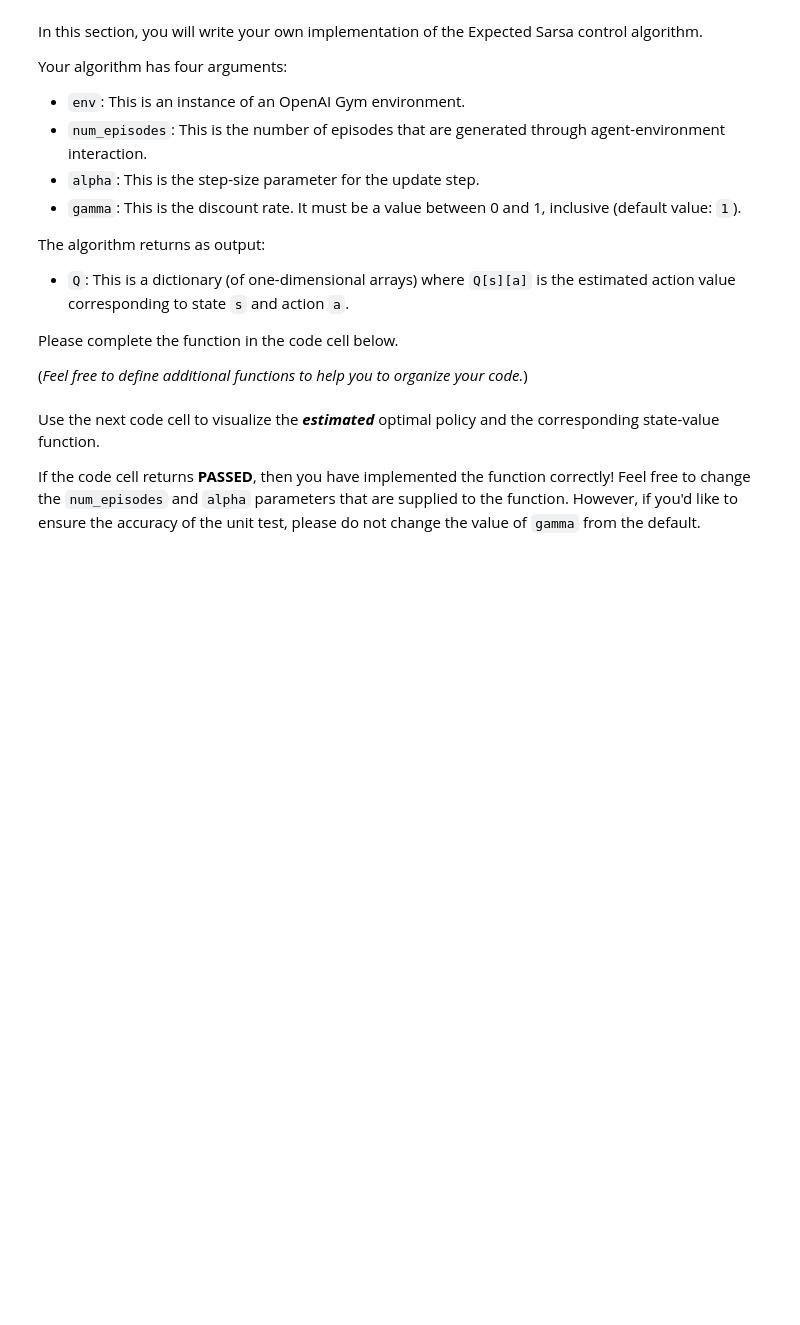
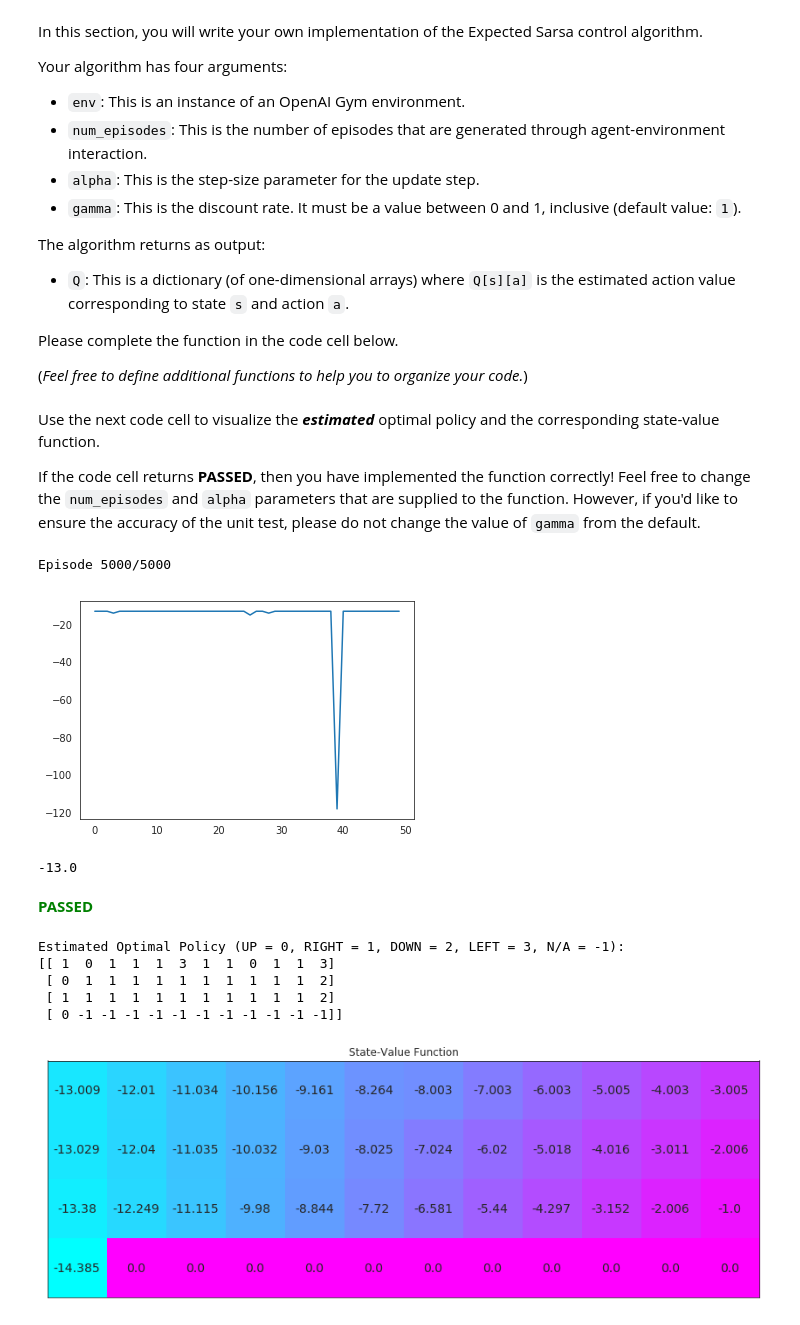
Before and after one commit to BradleyNing/Learning, a Jupyter notebook: RL/deep-reinforcement-learning-master/3-temporal-difference/Temporal_Difference.ipynb, the cells around one changed output. Cells and saved outputs as stored; diff of their text form; code cells hidden in the pictures; blank space fills up the shorter version.

```diff
--- a/RL/deep-reinforcement-learning-master/3-temporal-difference/Temporal_Difference.ipynb
+++ b/RL/deep-reinforcement-learning-master/3-temporal-difference/Temporal_Difference.ipynb
@@ -172,11 +308,26 @@ The algorithm returns as output:
 Please complete the function in the code cell below.
 
 (_Feel free to define additional functions to help you to organize your code._)
+# %%
+def update_expected_sarsa(Q, policy_probs, state, action, reward, alpha, gamma, next_s=None):
+    expected_q_sp = np.dot(policy_probs, Q[next_s]) if next_s is not None else 0
+    q_target = reward + gamma*expected_q_sp
+    q_current = Q[state][action]
+    new_value = q_current + alpha*(q_target-q_current)
+    return new_value
+# %%
+def policy_probs(Q, state, nA, epsilon):
+    probs = epsilon*np.ones(nA, dtype=float)/nA
+    max_idx = np.argmax(Q[state])
+    probs[max_idx] += 1-epsilon
+    return probs
 # %%
 def expected_sarsa(env, num_episodes, alpha, gamma=1.0):
     # initialize empty dictionary of arrays
     Q = defaultdict(lambda: np.zeros(env.nA))
+    average_rewards = []
     # loop over episodes
+    np.random.seed(1)
     for i_episode in range(1, num_episodes+1):
         # monitor progress
         if i_episode % 100 == 0:
@@ -184,21 +335,56 @@ def expected_sarsa(env, num_episodes, alpha, gamma=1.0):
             sys.stdout.flush()
 
         ## TODO: complete the function
+        eps = 1.0 / i_episode
+        eps = 0.005
+        s = env.reset()
 
-    return Q
+        reward_sum = 0
+        temp_rewards = []
+        while True:
+            a = eps_greedy(Q, s, env.nA, eps)
+            next_s, reward, done, _ = env.step(a)
+            reward_sum += reward
+            if not done:
+                probs = policy_probs(Q, next_s, env.nA, eps)
+                Q[s][a] = update_expected_sarsa(Q, probs, s, a, reward, alpha, gamma, next_s)
+                s = next_s
+            else:
+                Q[s][a] = update_expected_sarsa(Q, probs, s, a, reward, alpha, gamma)
+                temp_rewards.append(reward_sum)
+                break
+
+        if (i_episode % 100 ==0):
+            avg = np.mean(temp_rewards)
+            average_rewards.append(avg)
+    plt.plot(average_rewards)
+    plt.show()
+    print(np.max(average_rewards))
+    return Q, average_rewards
 # %% [markdown]
 Use the next code cell to visualize the **_estimated_** optimal policy and the corresponding state-value function.
 
 If the code cell returns **PASSED**, then you have implemented the function correctly!  Feel free to change the `num_episodes` and `alpha` parameters that are supplied to the function.  However, if you'd like to ensure the accuracy of the unit test, please do not change the value of `gamma` from the default.
 # %%
 # obtain the estimated optimal policy and corresponding action-value function
-Q_expsarsa = expected_sarsa(env, 10000, 1)
+Q_expsarsa, average_rewards = expected_sarsa(env, 5000, 1)
 
 # print the estimated optimal policy
 policy_expsarsa = np.array([np.argmax(Q_expsarsa[key]) if key in Q_expsarsa else -1 for key in np.arange(48)]).reshape(4,12)
 check_test.run_check('td_control_check', policy_expsarsa)
 print("\nEstimated Optimal Policy (UP = 0, RIGHT = 1, DOWN = 2, LEFT = 3, N/A = -1):")
 print(policy_expsarsa)
 
 # plot the estimated optimal state-value function
 plot_values([np.max(Q_expsarsa[key]) if key in Q_expsarsa else 0 for key in np.arange(48)])
+# %% [output]
+Episode 5000/5000
+[figure, added]
+-13.0
+**<span style="color: green;">PASSED</span>**
+Estimated Optimal Policy (UP = 0, RIGHT = 1, DOWN = 2, LEFT = 3, N/A = -1):
+[[ 1  0  1  1  1  3  1  1  0  1  1  3]
+ [ 0  1  1  1  1  1  1  1  1  1  1  2]
+ [ 1  1  1  1  1  1  1  1  1  1  1  2]
+ [ 0 -1 -1 -1 -1 -1 -1 -1 -1 -1 -1 -1]]
+[figure, added]
```
Also changed, not shown: parts of 11 cells of this notebook, 3 other files.
